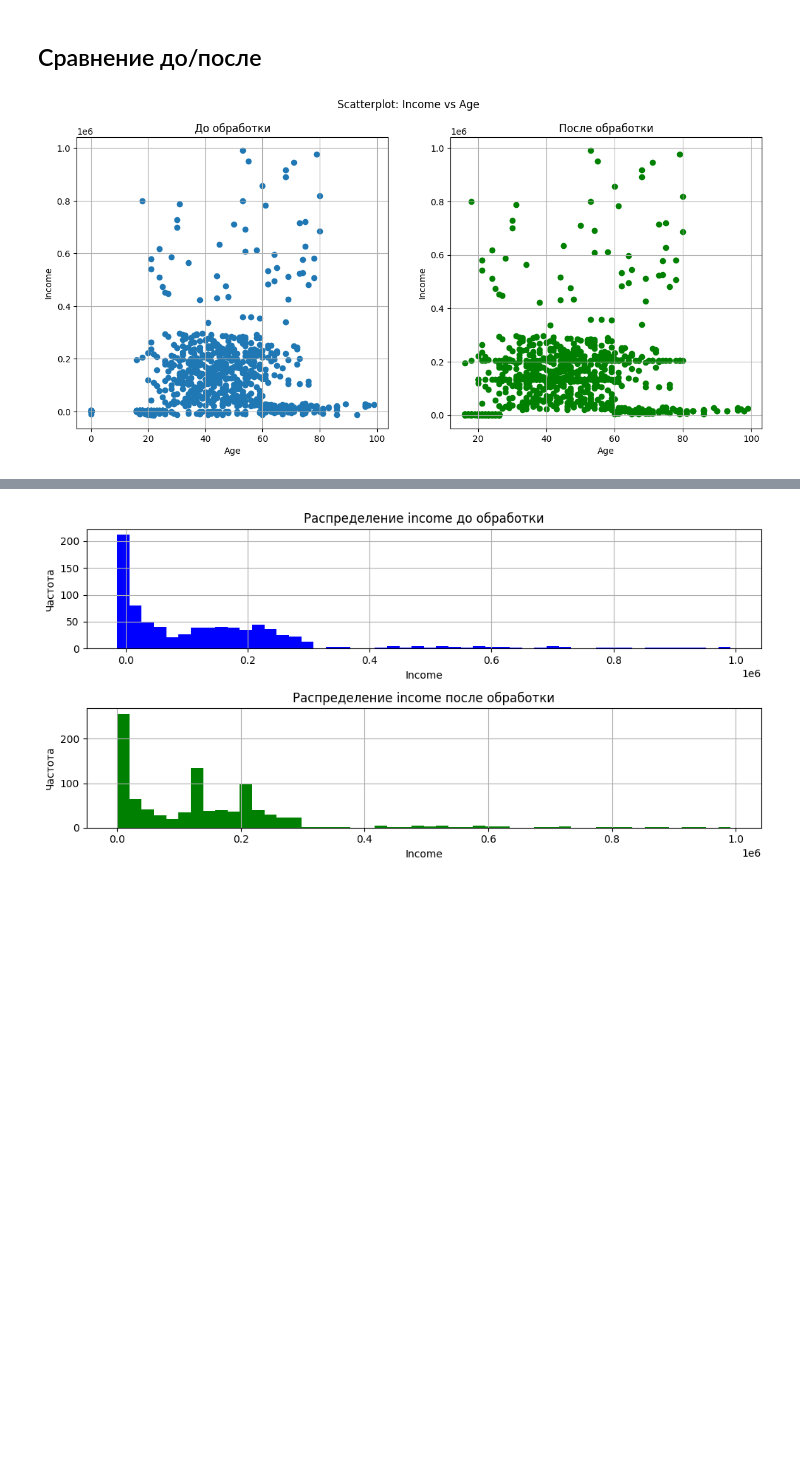
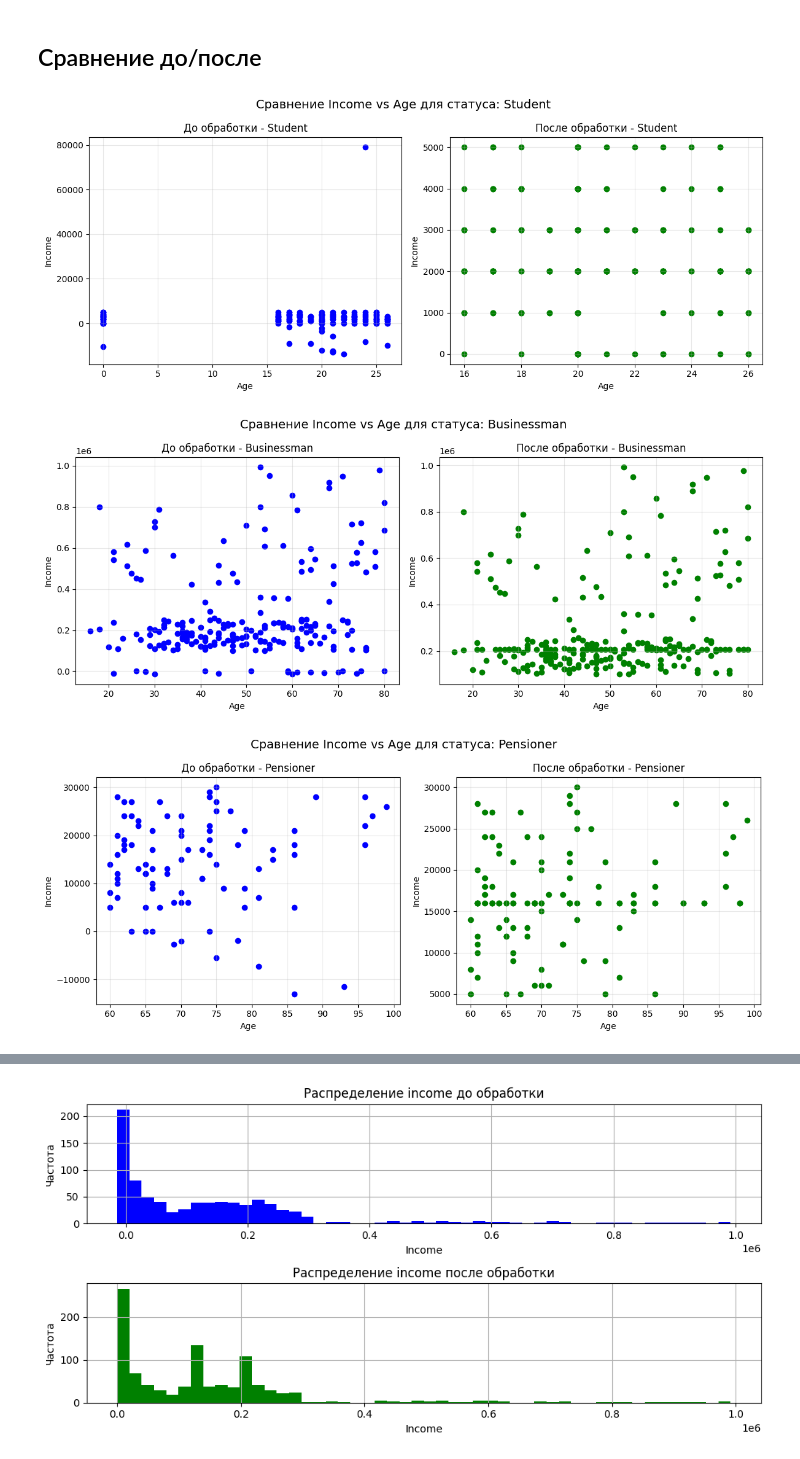
Before and after one commit to AlexanderSh11/credit_scoring_shift, a Jupyter notebook: notebooks/hw3_2.ipynb, the cells around one changed output, grey strips where cells are left out. Drawn from its saved outputs; the diff is of its cells as text; code cells hidden in the pictures; blank space fills up the shorter version.

```diff
--- a/notebooks/hw3_2.ipynb
+++ b/notebooks/hw3_2.ipynb
@@ -5,7 +5,7 @@ import numpy as np
 # %% [markdown]
 ## Загрузка датасета
 # %%
-data_path = "c:\\temp\\csv_files\\HomeWork.csv"
+data_path ="HomeWork.csv"
 data = pd.read_csv(data_path)
 data
 # %% [output]
@@ -95,2 +95,2 @@ plt.show()
 # %%
-data = data.dropna(subset=["age"])
+len(data[data["age"] == 0])
@@ -152,0 +159,14 @@ data["timestamp"] = pd.to_datetime(data["timestamp"])
+# %%
+fig, axes = plt.subplots(2, 2, figsize=(12, 10))
+axes = axes.flatten()
+
+statuses = data["status"].dropna().unique()
+
+for i, status in enumerate(statuses):
+    income_nan = data[(data["status"] == status) & (data["income"].isna())]
+    income_nan.groupby(income_nan["timestamp"].dt.date).size().plot(
+        ax=axes[i], title=f"{status} - income == NaN по дням"
+    )
+    axes[i].tick_params(axis="x", rotation=45)
+plt.tight_layout()
+plt.show()
@@ -392,24 +420,32 @@ data
 # %%
 data_before = pd.read_csv(data_path)
 data_before = data_before.drop("Unnamed: 0", axis=1)
 
 data_after = data.copy()
 
-fig, axes = plt.subplots(1, 2, figsize=(14, 6))
+statuses = data_before["status"].dropna().unique()
 
-axes[0].scatter(data_before["age"], data_before["income"])
-axes[0].set_title("До обработки")
-axes[0].set_xlabel("Age")
-axes[0].set_ylabel("Income")
-axes[0].grid(True)
+for status in statuses:
+    fig, axes = plt.subplots(1, 2, figsize=(12, 5))
 
-axes[1].scatter(data_after["age"], data_after["income"], color="green")
-axes[1].set_title("После обработки")
-axes[1].set_xlabel("Age")
-axes[1].set_ylabel("Income")
-axes[1].grid(True)
+    before_data = data_before[data_before["status"] == status]
+    axes[0].scatter(before_data["age"], before_data["income"], color="blue")
+    axes[0].set_title(f"До обработки - {status}")
+    axes[0].set_xlabel("Age")
+    axes[0].set_ylabel("Income")
+    axes[0].grid(True, alpha=0.3)
 
-plt.suptitle("Scatterplot: Income vs Age")
-plt.show()
+    after_data = data_after[data_after["status"] == status]
+    axes[1].scatter(after_data["age"], after_data["income"], color="green")
+    axes[1].set_title(f"После обработки - {status}")
+    axes[1].set_xlabel("Age")
+    axes[1].set_ylabel("Income")
+    axes[1].grid(True, alpha=0.3)
+
+    plt.suptitle(f"Сравнение Income vs Age для статуса: {status}", fontsize=14)
+    plt.tight_layout()
+    plt.show()
 # %% [output]
-[figure, old version]
+[figure, new version]
+[figure, added]
+[figure, added]
```
Also changed, not shown: parts of 28 cells of this notebook, 1 other file.
